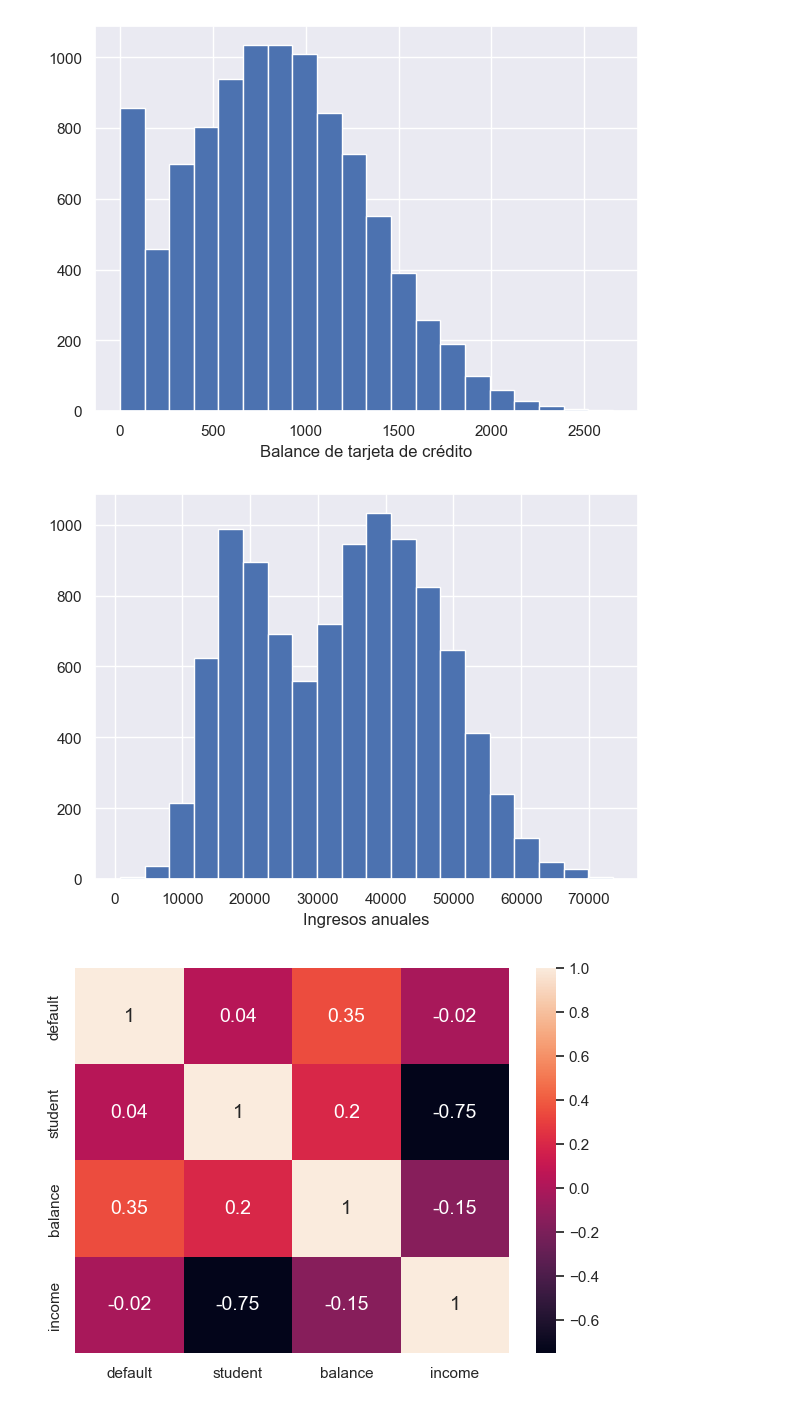
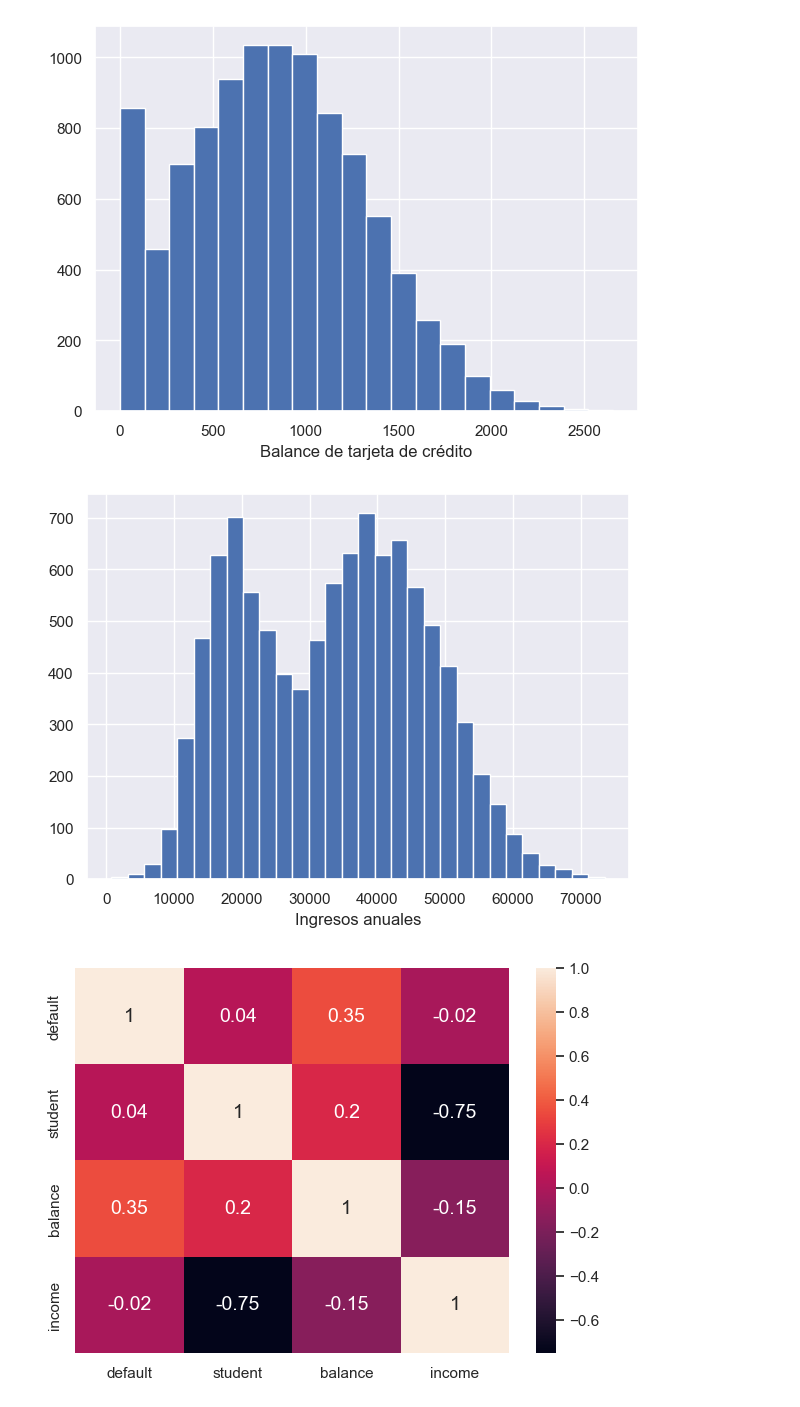
Before and after one commit to jcruz-ferreyra/aprMaqI_CEIA, a Jupyter notebook: clase3/jupyter_notebooks/clasificacion.ipynb, the cells around one changed output. Drawn from its saved outputs; the diff is of its cells as text; code cells hidden in the pictures.

```diff
--- a/clase3/jupyter_notebooks/clasificacion.ipynb
+++ b/clase3/jupyter_notebooks/clasificacion.ipynb
@@ -93,11 +93,11 @@ plt.show()
 [figure]
 # %%
 plt.figure(figsize=(7, 5))
-default_df["income"].hist(bins=20)
+default_df["income"].hist(bins=30)
 plt.xlabel("Ingresos anuales")
 plt.show()
 # %% [output]
-[figure, old version]
+[figure, new version]
 # %%
 # Veamos la correlacion cruzada
 plt.figure(figsize=(7, 5))
```
Also changed, not shown: parts of 2 cells of this notebook, 4 other files.
